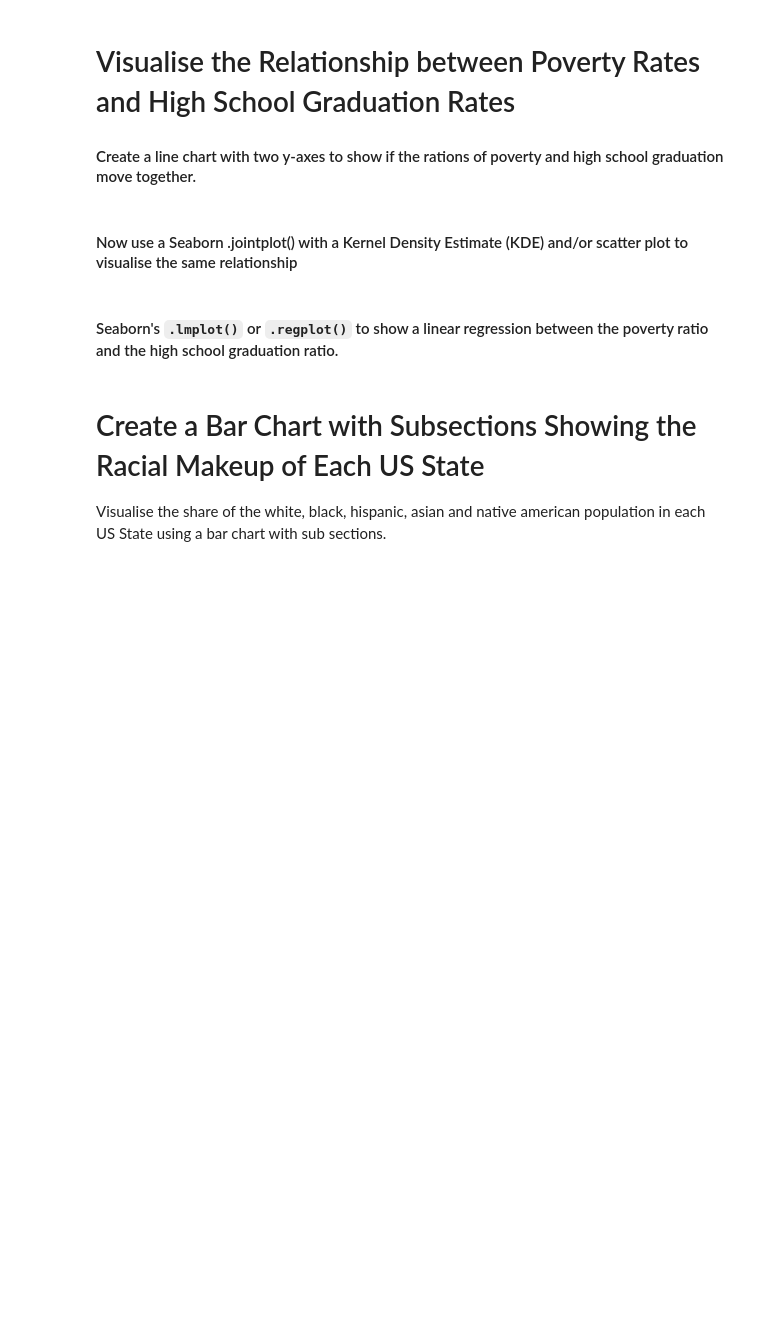
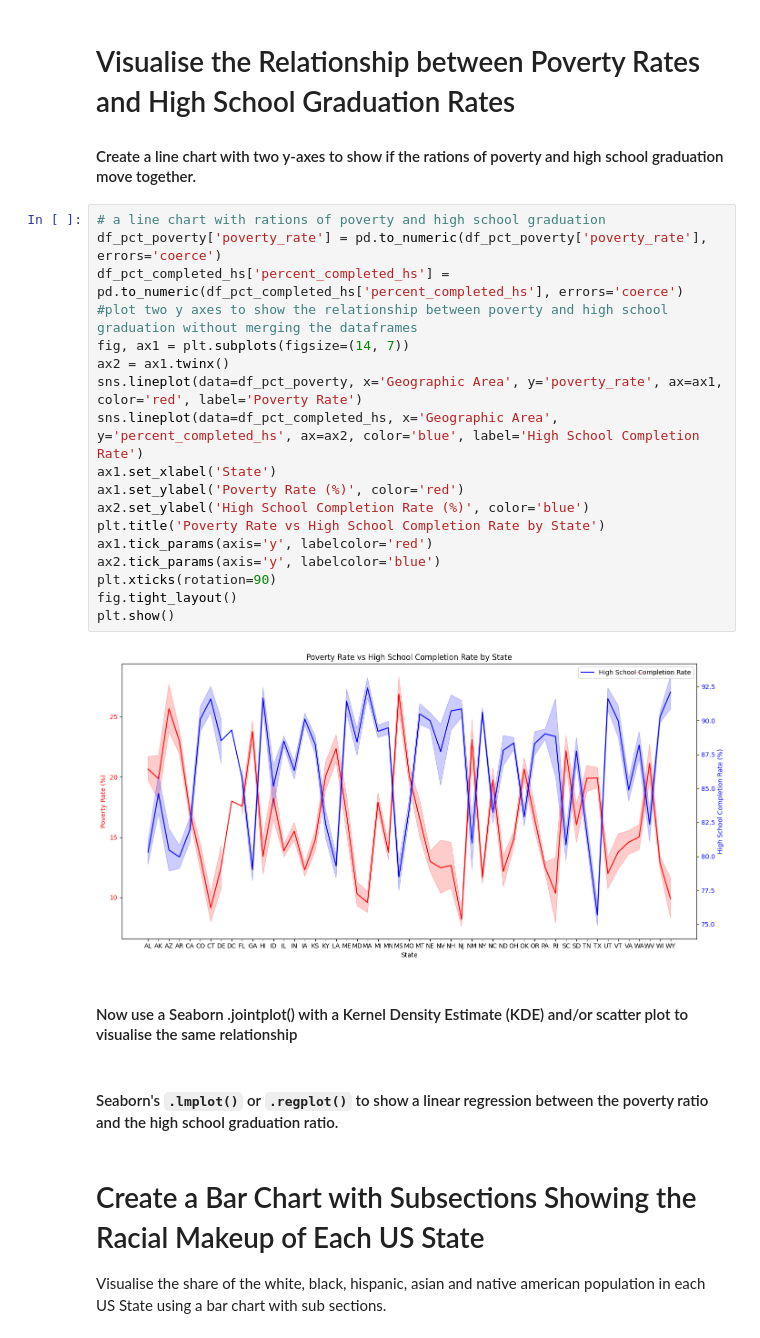
Before and after one commit to Griffin-lubisiaMulemia/Fatal-Force, a Jupyter notebook: Fatal_Force_(start).ipynb, the cells around one changed output. Saved outputs shown, nothing was run; the diff lists cells and outputs as text; blank space fills up the shorter version.

```diff
--- a/Fatal_Force_(start).ipynb
+++ b/Fatal_Force_(start).ipynb
@@ -227,6 +251,26 @@ Show the High School Graduation Rate in ascending order of US States. Which stat
 # Visualise the Relationship between Poverty Rates and High School Graduation Rates
 
 #### Create a line chart with two y-axes to show if the rations of poverty and high school graduation move together.
+# %%
+# a line chart with rations of poverty and high school graduation
+df_pct_poverty['poverty_rate'] = pd.to_numeric(df_pct_poverty['poverty_rate'], errors='coerce')
+df_pct_completed_hs['percent_completed_hs'] = pd.to_numeric(df_pct_completed_hs['percent_completed_hs'], errors='coerce')
+#plot two y axes to show the relationship between poverty and high school graduation without merging the dataframes
+fig, ax1 = plt.subplots(figsize=(14, 7))
+ax2 = ax1.twinx()
+sns.lineplot(data=df_pct_poverty, x='Geographic Area', y='poverty_rate', ax=ax1, color='red', label='Poverty Rate')
+sns.lineplot(data=df_pct_completed_hs, x='Geographic Area', y='percent_completed_hs', ax=ax2, color='blue', label='High School Completion Rate')
+ax1.set_xlabel('State')
+ax1.set_ylabel('Poverty Rate (%)', color='red')
+ax2.set_ylabel('High School Completion Rate (%)', color='blue')
+plt.title('Poverty Rate vs High School Completion Rate by State')
+ax1.tick_params(axis='y', labelcolor='red')
+ax2.tick_params(axis='y', labelcolor='blue')
+plt.xticks(rotation=90)
+fig.tight_layout()
+plt.show()
+# %% [output]
+[figure, added]
 # %% [markdown]
 #### Now use a Seaborn .jointplot() with a Kernel Density Estimate (KDE) and/or scatter plot to visualise the same relationship
 # %% [markdown]
```
Also changed, not shown: parts of 3 cells of this notebook.
